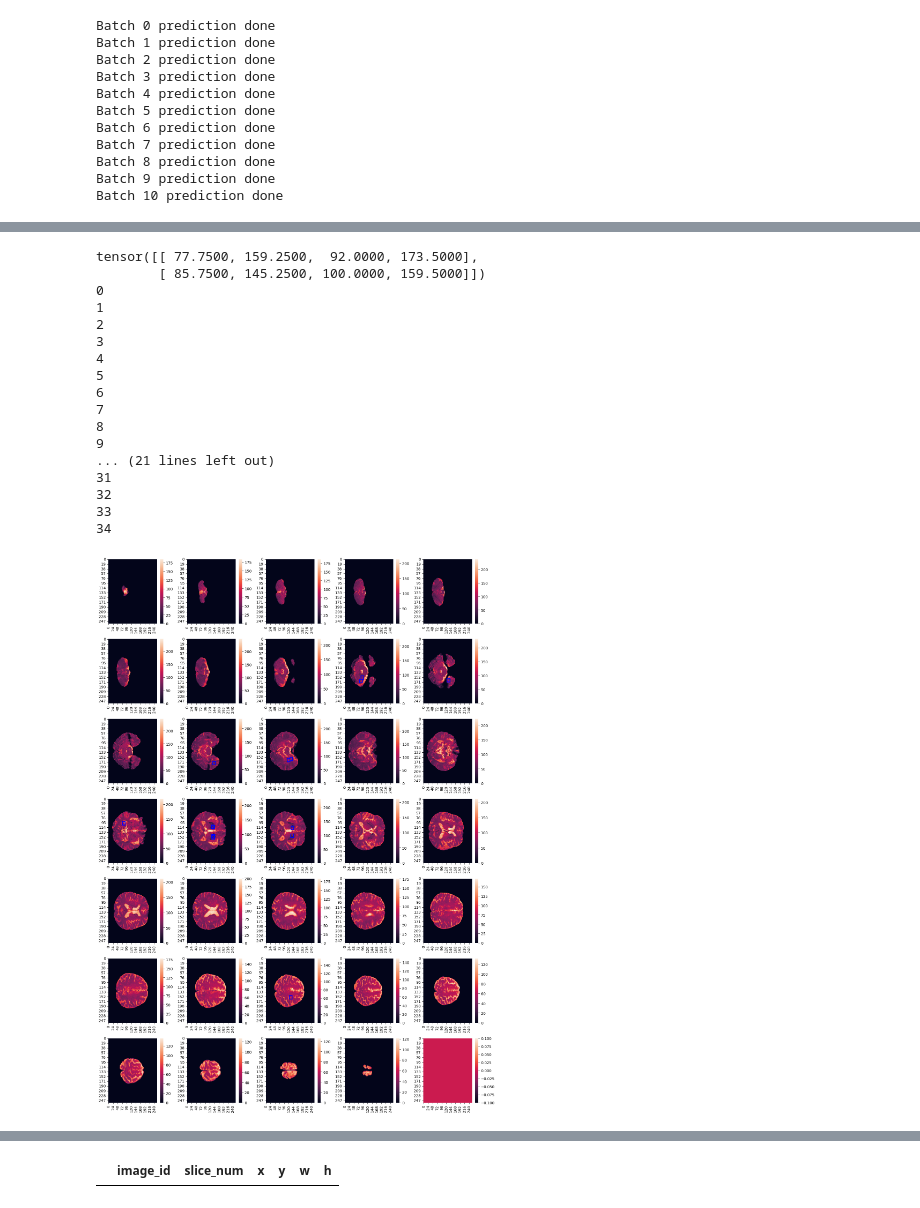
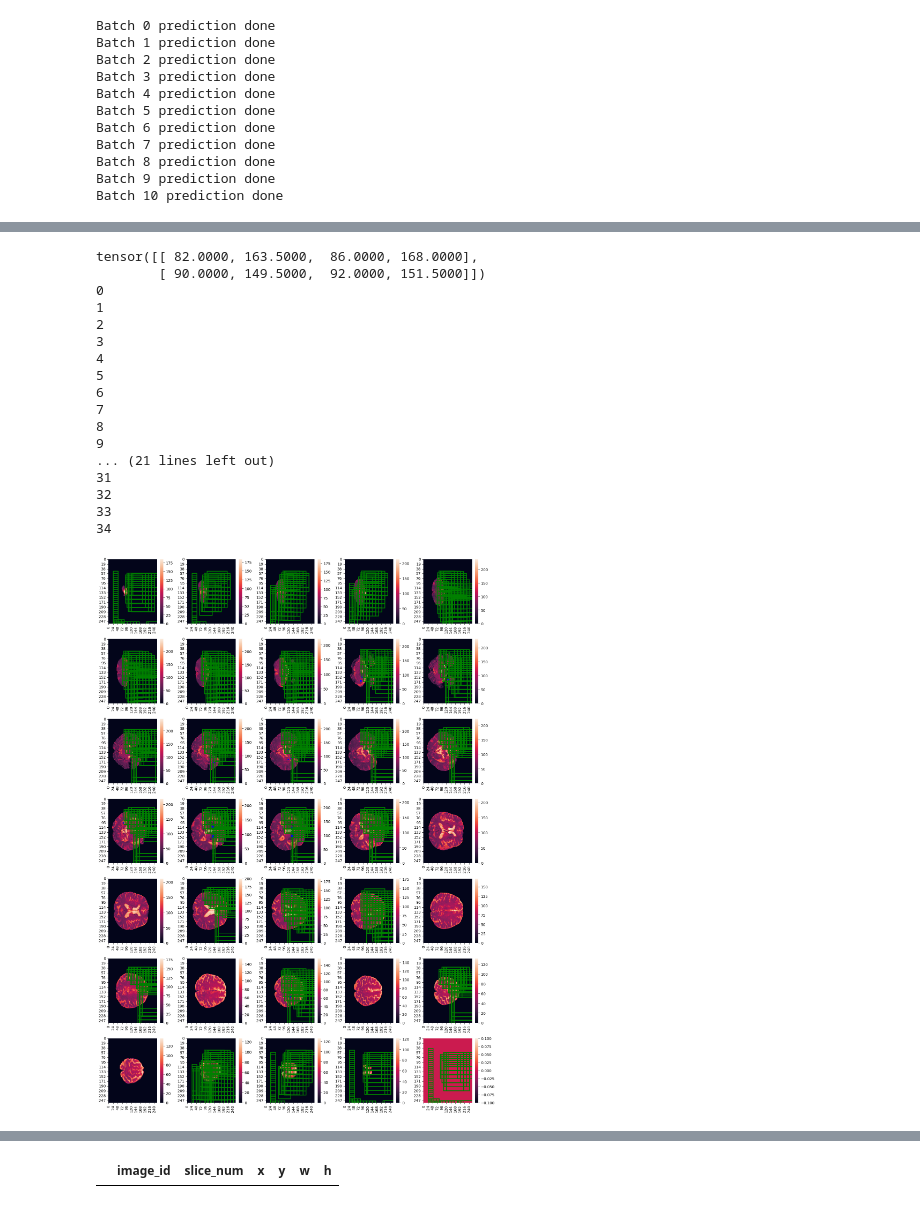
Before and after one commit to UST-SEAL-Team-4/Machine-Learning-Finals-Project, a Jupyter notebook: tpfpfn_count.ipynb, the cells around one changed output, grey strips where cells are left out. Drawn from its saved outputs; the diff is of its cells as text; code cells hidden in the pictures.

Commit message:
Submission notebook, metrics in validation, and counts of fptpfn

```diff
--- a/tpfpfn_count.ipynb
+++ b/tpfpfn_count.ipynb
@@ -182,16 +202,18 @@ def collate_fn(batch):
     slices = []
     targets = []
     img_paths = []
+    cmb_counts = []
 
     for item in batch:
-        item_slices, item_targets, item_img_path = item
+        item_slices, item_targets, item_img_path, item_cmb_counts = item
         slices.extend(item_slices)
         targets.extend(item_targets)
         img_paths.append(item_img_path)
+        cmb_counts.append(item_cmb_counts)
 
     slices = [torch.stack(tuple(slice_set)) for slice_set in slices]
 
-    return slices, targets, img_paths
+    return slices, targets, img_paths,
 
 def euclid_dist(t1, t2):
     t1 = np.array(t1)
@@ -541,5 +802,5 @@ def load_net(checkpoint_path):
 # %%
-net_axial = load_net('Model_Save(Axial)_D7/best-checkpoint-009epoch.bin')
+net_axial = load_net('Model_Save(Axial)_D7/best-checkpoint-008epoch.bin')
 # %%
 def make_predictions_axial(images, score_threshold=0.06): #Confidence score...? Default 0.22
     device = torch.device('cuda')
@@ -635,7 +911,7 @@ import seaborn as sns
 import torch
 
 # Assuming you have defined `targets` and `slices` elsewhere in your code
-slices, targets, id = dataset[0]
+slices, targets, id, count = dataset[0]
 # Calculate the number of subplots needed based on the length of your data
 num_slices = len(slices)
 num_cols = 5
@@ -661,37 +937,37 @@ for idx, (slice_base, target) in enumerate(zip(slices, targets)):
     for box in boxes:
         box = torch.from_numpy(box)
         x_min, y_min, x_max, y_max = box
-        ax.add_patch(plt.Rectangle((x_min, y_min), x_max - x_min, y_max - y_min,
+        ax.add_patch(plt.Rectangle((x_min, y_min), x_min + 1, y_min + 1,
                                     linewidth=2, edgecolor='g', facecolor='none'))
 
     boxes = target['boxes']
     for box in boxes:
         x_min, y_min, x_max, y_max = box
         ax.add_patch(plt.Rectangle((x_min, y_min), x_max - x_min, y_max - y_min,
                                     linewidth=2, edgecolor='b', facecolor='none'))
 
 
 plt.tight_layout()
 plt.show()
 # %% [output]
-tensor([[ 77.7500, 159.2500,  92.0000, 173.5000],
-        [ 85.7500, 145.2500, 100.0000, 159.5000]])
+tensor([[ 82.0000, 163.5000,  86.0000, 168.0000],
+        [ 90.0000, 149.5000,  92.0000, 151.5000]])
 0
 1
 2
 3
 4
 5
 6
 7
 8
 9
 ... (21 lines left out)
 31
 32
 33
 34
-[figure, old version]
+[figure, new version]
 # %%
 dataset = VALDODataset(img_paths=cohort1_ids, ann_paths=cohort1_labels, transform=transform)
 # %%
```
Also changed, not shown: parts of 34 cells of this notebook, 1 other file.
